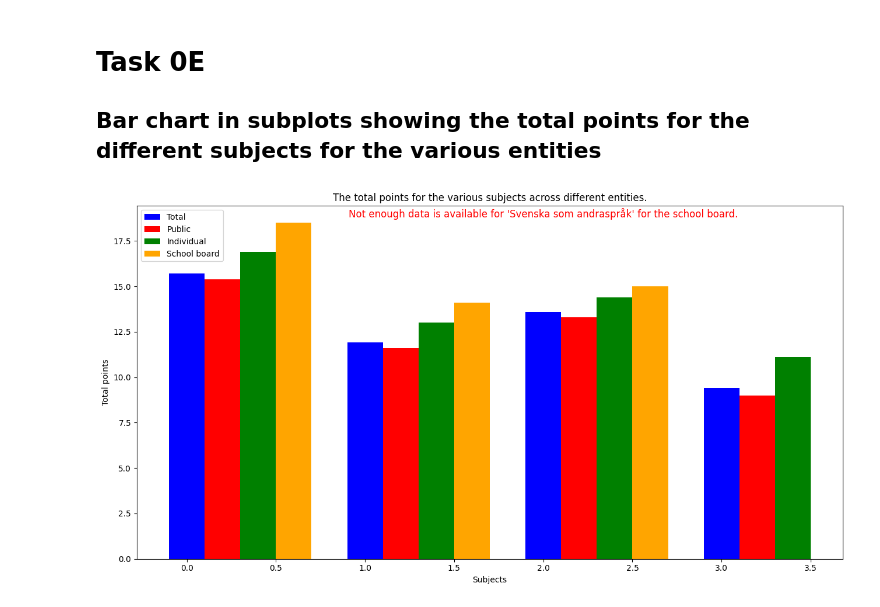
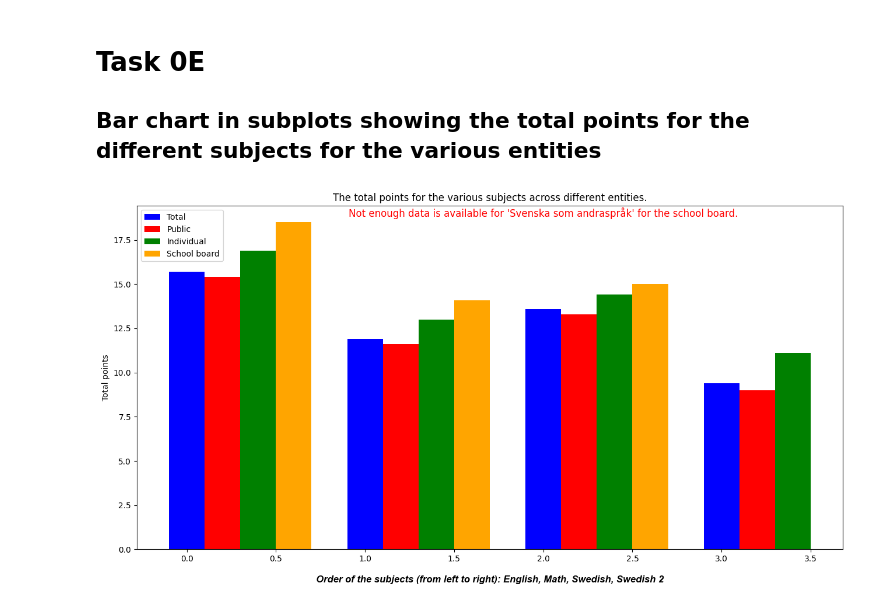
Before and after one commit to KevinKinnunen/Python-Kevin-Kinnunen-OPA23, a Jupyter notebook: labs/lab2/main.ipynb, the cells around one changed output. Cells and saved outputs as stored; diff of their text form; code cells hidden in the pictures.

Commit message:
Enhancing the clarity of Task 0E's graph
Editing the xlabel's text for clarity of what subjects the graph is representing.

```diff
--- a/labs/lab2/main.ipynb
+++ b/labs/lab2/main.ipynb
@@ -221,36 +222,36 @@ plt.show()
 # %%
 # Create a figure and a subplot
 fig, axs = plt.subplots(figsize=(13, 7))
 
 # Width for each bar
 bar_width = 0.2
 
 # Create x-axis coordinates for each entity
 x_axis_samtliga = np.arange(len(huvudman_samtliga))
 x_axis_kommunal = [x + bar_width for x in x_axis_samtliga]
 x_axis_enskild = [x + 2*bar_width for x in x_axis_samtliga]
 x_axis_skolverket = [x + 3*bar_width for x in x_axis_samtliga]
 
 # Draw a bar chart for each entity
-axs.bar(x_axis_samtliga, huvudman_samtliga.values(), color='blue', width=bar_width, label='Total') # huvudman_samtliga dict used for values from - Task 0D
-axs.bar(x_axis_kommunal, huvudman_kommunal.values(), color='red', width=bar_width, label='Public') # huvudman_kommunal dict used for values from - Task 0D
-axs.bar(x_axis_enskild, huvudman_enskild.values(), color='green', width=bar_width, label='Individual') # huvudman_enskild dict used for values from - Task 0D
-axs.bar(x_axis_skolverket, huvudman_skolverket.values(), color='orange', width=bar_width, label='School board') # huvudman_skolverket dict used for values from - Task 0D
+axs.bar(x_axis_samtliga, huvudman_samtliga.values(), color='blue', width=bar_width, label='Total') # huvudman_samtliga dict used for values from
+axs.bar(x_axis_kommunal, huvudman_kommunal.values(), color='red', width=bar_width, label='Public') # huvudman_kommunal dict used for values from
+axs.bar(x_axis_enskild, huvudman_enskild.values(), color='green', width=bar_width, label='Individual') # huvudman_enskild dict used for values from
+axs.bar(x_axis_skolverket, huvudman_skolverket.values(), color='orange', width=bar_width, label='School board') # huvudman_skolverket dict used for values from
 
 # Adjust layout
 plt.title("The total points for the various subjects across different entities.")
 plt.ylabel("Total points")
-plt.xlabel("Subjects")
+plt.xlabel("Order of the subjects (from left to right): English, Math, Swedish, Swedish 2", fontsize=12, fontweight='bold', labelpad=15, fontname='Arial')
 plt.legend()
 plt.tight_layout()
 
 # Note for 'Svenska som andraspråk': School Board
 note_text = "Not enough data is available for 'Svenska som andraspråk' for the school board."
 axs.text(2.0, 19.0, note_text, ha='center', va='center', fontsize=12, color='red')
 
 # Save graph as a PNG file with color
 plt.savefig('visualizations/total_points_subplot(Task 0E).png', bbox_inches='tight', facecolor='white')
 
 plt.show()
 # %% [output]
-[figure, old version]
+[figure, new version]
```
Also changed, not shown: parts of 2 cells of this notebook, 1 other file.
